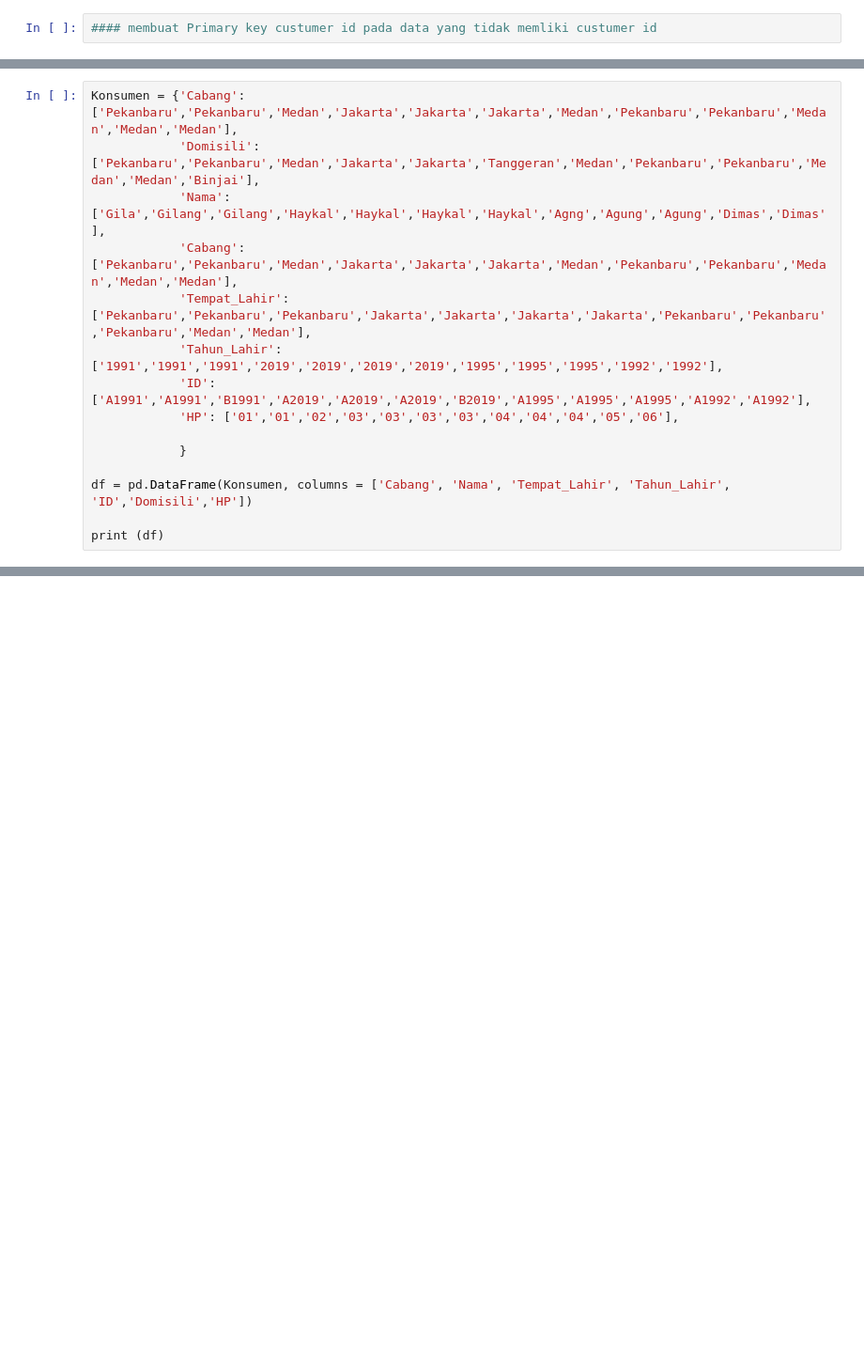
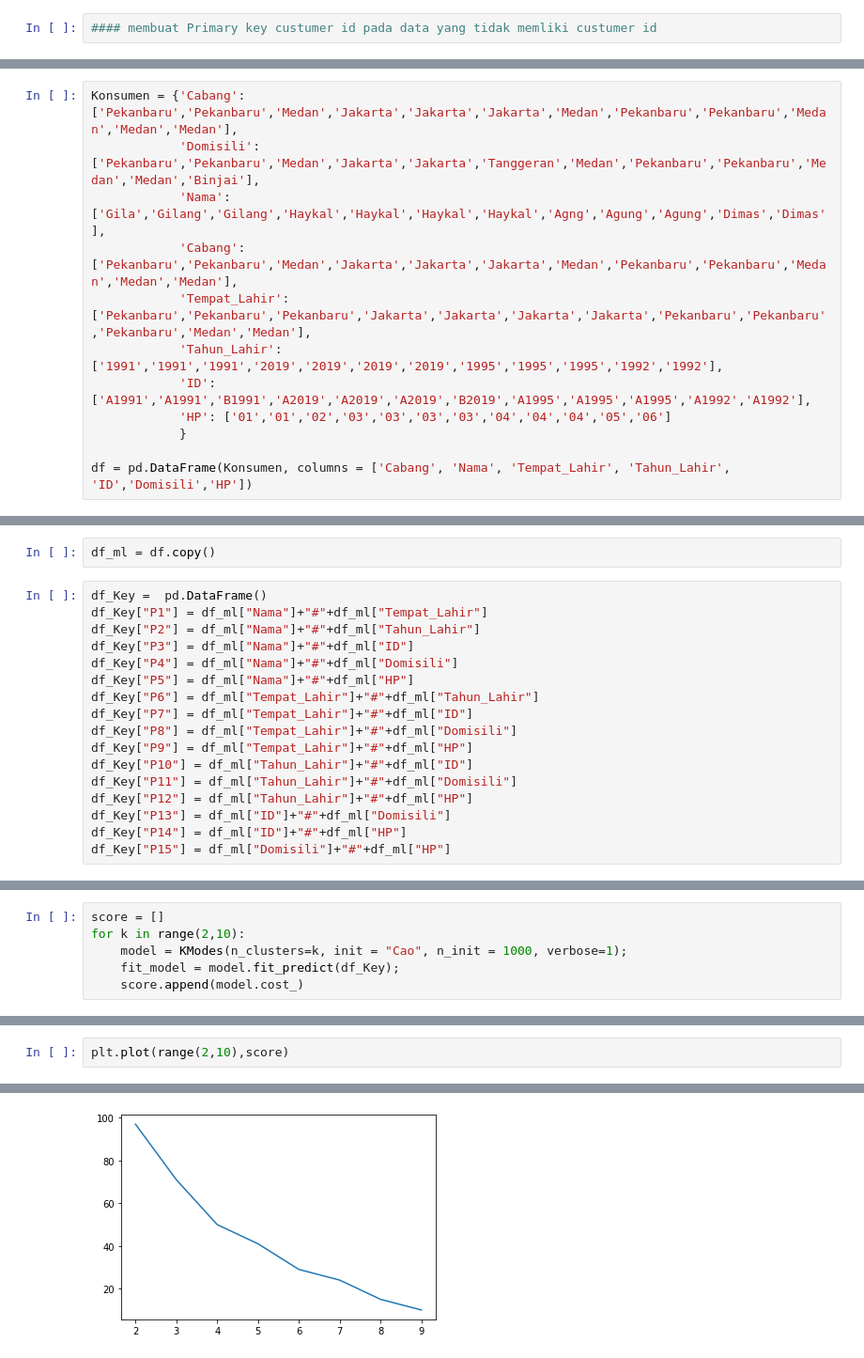
Before and after one commit to lintanggilang/Praktik-Machine-Learning, a Jupyter notebook: K_modes/K_modes.ipynb, the cells around one changed output, grey strips where cells are left out. Shown: that part at 94% size. Cells and saved outputs as stored; diff of their text form; blank space fills up the shorter version.

```diff
--- a/K_modes/K_modes.ipynb
+++ b/K_modes/K_modes.ipynb
@@ -25,10 +23,7 @@ Konsumen = {'Cabang': ['Pekanbaru','Pekanbaru','Medan','Jakarta','Jakarta','Jaka
             'Tempat_Lahir': ['Pekanbaru','Pekanbaru','Pekanbaru','Jakarta','Jakarta','Jakarta','Jakarta','Pekanbaru','Pekanbaru','Pekanbaru','Medan','Medan'],
             'Tahun_Lahir': ['1991','1991','1991','2019','2019','2019','2019','1995','1995','1995','1992','1992'],
             'ID': ['A1991','A1991','B1991','A2019','A2019','A2019','B2019','A1995','A1995','A1995','A1992','A1992'],
-            'HP': ['01','01','02','03','03','03','03','04','04','04','05','06'],
-
+            'HP': ['01','01','02','03','03','03','03','04','04','04','05','06']
             }
 
 df = pd.DataFrame(Konsumen, columns = ['Cabang', 'Nama', 'Tempat_Lahir', 'Tahun_Lahir', 'ID','Domisili','HP'])
-
-print (df)
@@ -48,0 +99,19 @@ print (df)
+# %%
+df_ml = df.copy()
+# %%
+df_Key =  pd.DataFrame()
+df_Key["P1"] = df_ml["Nama"]+"#"+df_ml["Tempat_Lahir"]
+df_Key["P2"] = df_ml["Nama"]+"#"+df_ml["Tahun_Lahir"]
+df_Key["P3"] = df_ml["Nama"]+"#"+df_ml["ID"]
+df_Key["P4"] = df_ml["Nama"]+"#"+df_ml["Domisili"]
+df_Key["P5"] = df_ml["Nama"]+"#"+df_ml["HP"]
+df_Key["P6"] = df_ml["Tempat_Lahir"]+"#"+df_ml["Tahun_Lahir"]
+df_Key["P7"] = df_ml["Tempat_Lahir"]+"#"+df_ml["ID"]
+df_Key["P8"] = df_ml["Tempat_Lahir"]+"#"+df_ml["Domisili"]
+df_Key["P9"] = df_ml["Tempat_Lahir"]+"#"+df_ml["HP"]
+df_Key["P10"] = df_ml["Tahun_Lahir"]+"#"+df_ml["ID"]
+df_Key["P11"] = df_ml["Tahun_Lahir"]+"#"+df_ml["Domisili"]
+df_Key["P12"] = df_ml["Tahun_Lahir"]+"#"+df_ml["HP"]
+df_Key["P13"] = df_ml["ID"]+"#"+df_ml["Domisili"]
+df_Key["P14"] = df_ml["ID"]+"#"+df_ml["HP"]
+df_Key["P15"] = df_ml["Domisili"]+"#"+df_ml["HP"]
@@ -48,0 +134,6 @@ print (df)
+# %%
+score = []
+for k in range(2,10):
+    model = KModes(n_clusters=k, init = "Cao", n_init = 1000, verbose=1);
+    fit_model = model.fit_predict(df_Key);
+    score.append(model.cost_)
@@ -48,0 +162,3 @@ print (df)
+# %%
+plt.plot(range(2,10),score)
+# %% [output]
@@ -49 +166,2 @@ print (df)
+[figure, added]
 # %%
```
Also changed, not shown: parts of 23 cells of this notebook.
